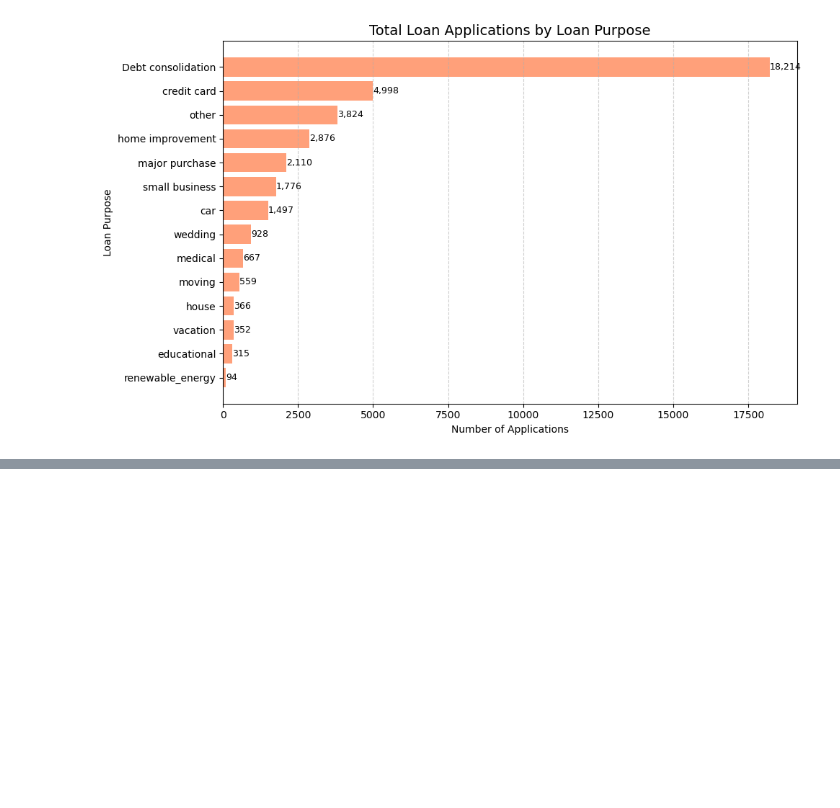
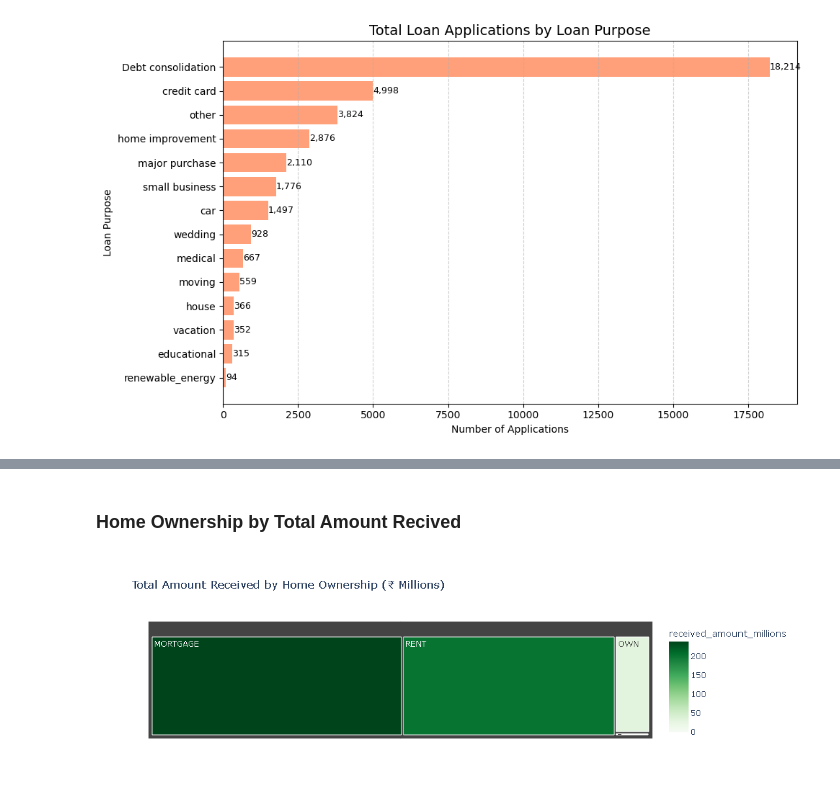
Before and after one commit to Akash2875/Bank_Loan_Analysis, a Jupyter notebook: Bank_Loan_Analysis_Project.ipynb, the cells around one changed output, grey strips where cells are left out. Cells and saved outputs as stored; diff of their text form; code cells hidden in the pictures; blank space fills up the shorter version.

```diff
--- a/Bank_Loan_Analysis_Project.ipynb
+++ b/Bank_Loan_Analysis_Project.ipynb
@@ -546,0 +565,18 @@ plt.show()
+# %% [markdown]
+### Home Ownership by Total Amount Recived
+# %%
+home_received = df.groupby('home_ownership')['total_payment'].sum().reset_index()
+home_received['received_amount_millions'] = home_received['total_payment'] / 1_000_000
+
+fig = px.treemap(
+    home_received,
+    path=['home_ownership'],
+    values='received_amount_millions',
+    color='received_amount_millions',
+    color_continuous_scale='Greens',
+    title='Total Amount Received by Home Ownership (₹ Millions)'
+)
+
+fig.show()
+# %% [output]
+[figure, added]
```
Also changed, not shown: parts of 4 cells of this notebook.
